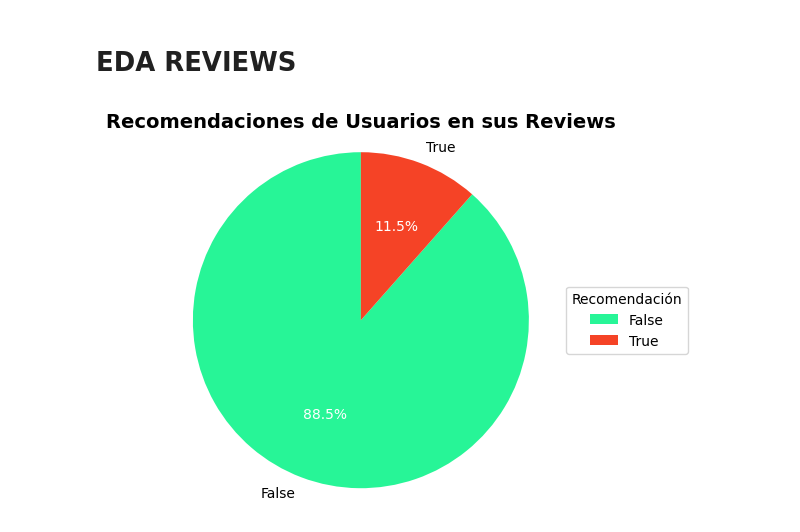
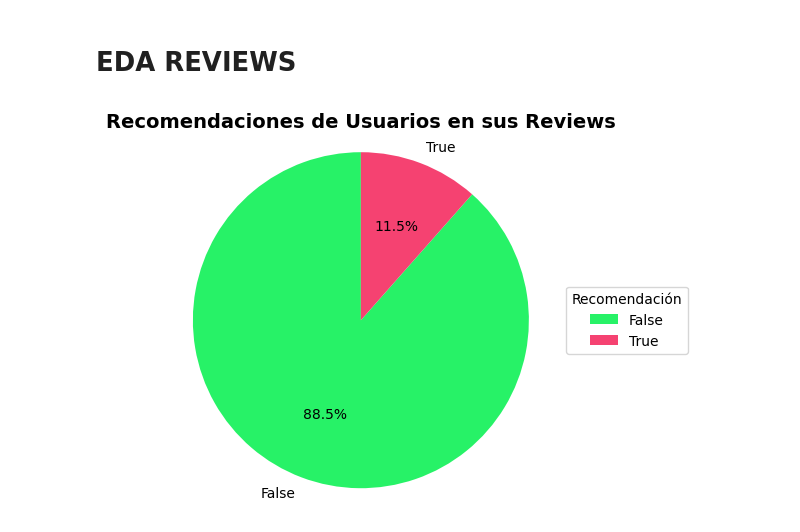
Before and after one commit to Dictako/Proyecto-Individual-1, a Jupyter notebook: EDA/Eda.ipynb, the cells around one changed output. Drawn from its saved outputs; the diff is of its cells as text; code cells hidden in the pictures.

```diff
--- a/EDA/Eda.ipynb
+++ b/EDA/Eda.ipynb
@@ -131,28 +131,28 @@ EDA REVIEWS
 # %%
 # Agrupamos los valores y ordenamos de menor a mayor
 cant_recommend = data_review['recommend'].groupby(data_review['recommend']).count()
 recommend = data_review['recommend'].unique()
-colores = ["#27F597", "#F54326"]  # Cambié los colores para mejorar el contraste
+colores = ["#27F267", "#F54271"]  # Cambié los colores para mejorar el contraste
 sorted_cant_recommend, sorted_recommend = zip(*sorted(zip(cant_recommend, recommend), reverse=True))
 
 # Creamos el gráfico de pie
 fig, piechart_3 = plt.subplots()
 wedges, _, autopcts = piechart_3.pie(sorted_cant_recommend, labels=sorted_recommend, autopct='%1.1f%%', colors=colores, startangle=90, textprops={'color': 'black'}, pctdistance=0.6, labeldistance=1.1)
 
 # Cambiamos el color del porcentaje para que sea más legible
 for autopct in autopcts:
-    autopct.set_color('white')
+    autopct.set_color('black')
 
 # Añadimos leyenda
 piechart_3.legend(wedges, sorted_recommend, title="Recomendación", loc="center left", bbox_to_anchor=(0.9, 0, 0.5, 1))
 
 # Ajustamos el aspecto del gráfico, para que el gráfico de pie sea circular y no se deforme
 piechart_3.axis('equal')
 
 # Agregamos título
 piechart_3.set_title('Recomendaciones de Usuarios en sus Reviews', color='black', fontsize=14, weight='bold')
 
 # Mostramos el gráfico
 plt.show()
 # %% [output]
-[figure, old version]
+[figure, new version]
```
Also changed, not shown: 1 other file.
